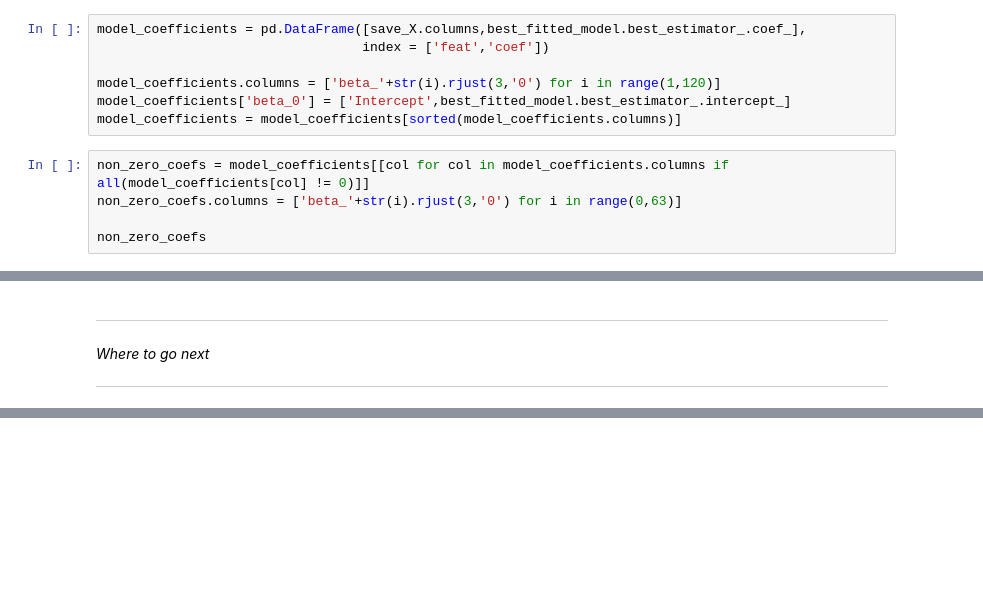
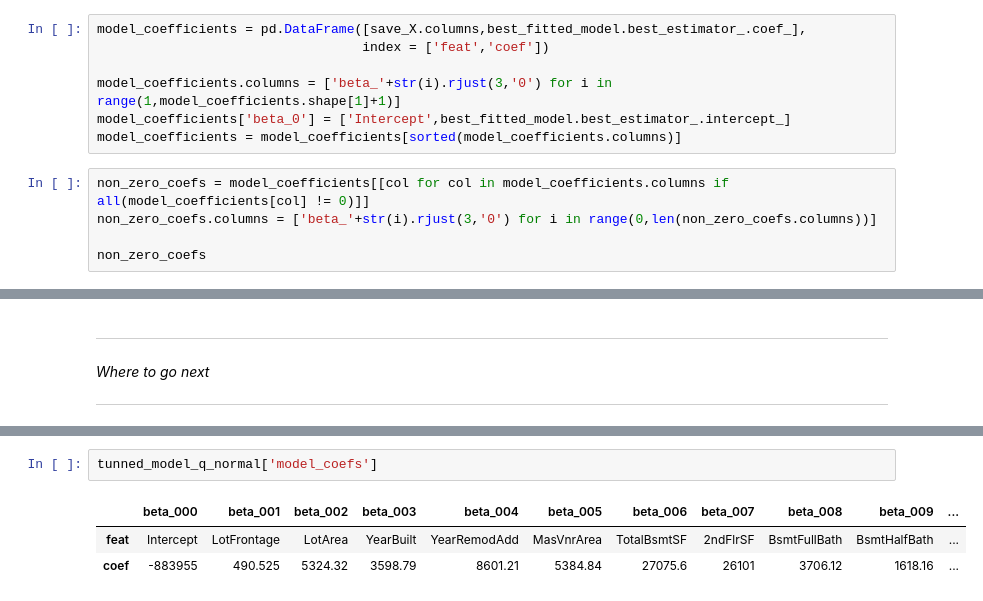
Before and after one commit to Rony-A/sc2-replay-analysis, a Jupyter notebook: mycchaka/project1/Project_1.ipynb, the cells around one changed output, grey strips where cells are left out. Saved outputs shown, nothing was run; the diff lists cells and outputs as text; blank space fills up the shorter version.

```diff
--- a/mycchaka/project1/Project_1.ipynb
+++ b/mycchaka/project1/Project_1.ipynb
@@ -1382,12 +1386,12 @@ Let us take a closer look at the non-zero coefficients in our model.
 model_coefficients = pd.DataFrame([save_X.columns,best_fitted_model.best_estimator_.coef_],
                                   index = ['feat','coef'])
 
-model_coefficients.columns = ['beta_'+str(i).rjust(3,'0') for i in range(1,120)]
+model_coefficients.columns = ['beta_'+str(i).rjust(3,'0') for i in range(1,model_coefficients.shape[1]+1)]
 model_coefficients['beta_0'] = ['Intercept',best_fitted_model.best_estimator_.intercept_]
 model_coefficients = model_coefficients[sorted(model_coefficients.columns)]
 # %%
 non_zero_coefs = model_coefficients[[col for col in model_coefficients.columns if all(model_coefficients[col] != 0)]]
-non_zero_coefs.columns = ['beta_'+str(i).rjust(3,'0') for i in range(0,63)]
+non_zero_coefs.columns = ['beta_'+str(i).rjust(3,'0') for i in range(0,len(non_zero_coefs.columns))]
 
 non_zero_coefs
 # %% [output]
@@ -1534,0 +1657,6 @@ _Where to go next_
+# %%
+tunned_model_q_normal['model_coefs']
+# %% [output]
+|  | beta_000 | beta_001 | beta_002 | beta_003 | beta_004 | beta_005 | beta_006 | beta_007 | beta_008 | beta_009 | ... |
+| feat | Intercept | LotFrontage | LotArea | YearBuilt | YearRemodAdd | MasVnrArea | TotalBsmtSF | 2ndFlrSF | BsmtFullBath | BsmtHalfBath | ... |
+| coef | -883955 | 490.525 | 5324.32 | 3598.79 | 8601.21 | 5384.84 | 27075.6 | 26101 | 3706.12 | 1618.16 | ... |
```
Also changed, not shown: parts of 40 cells of this notebook.
